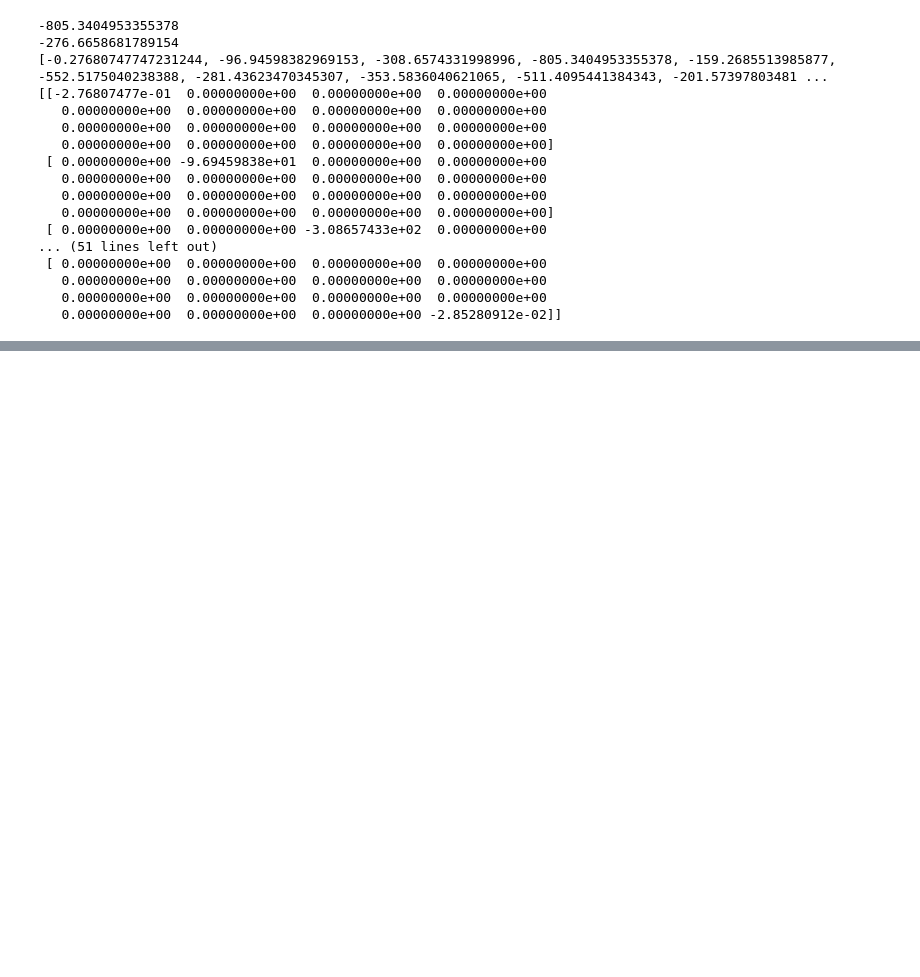
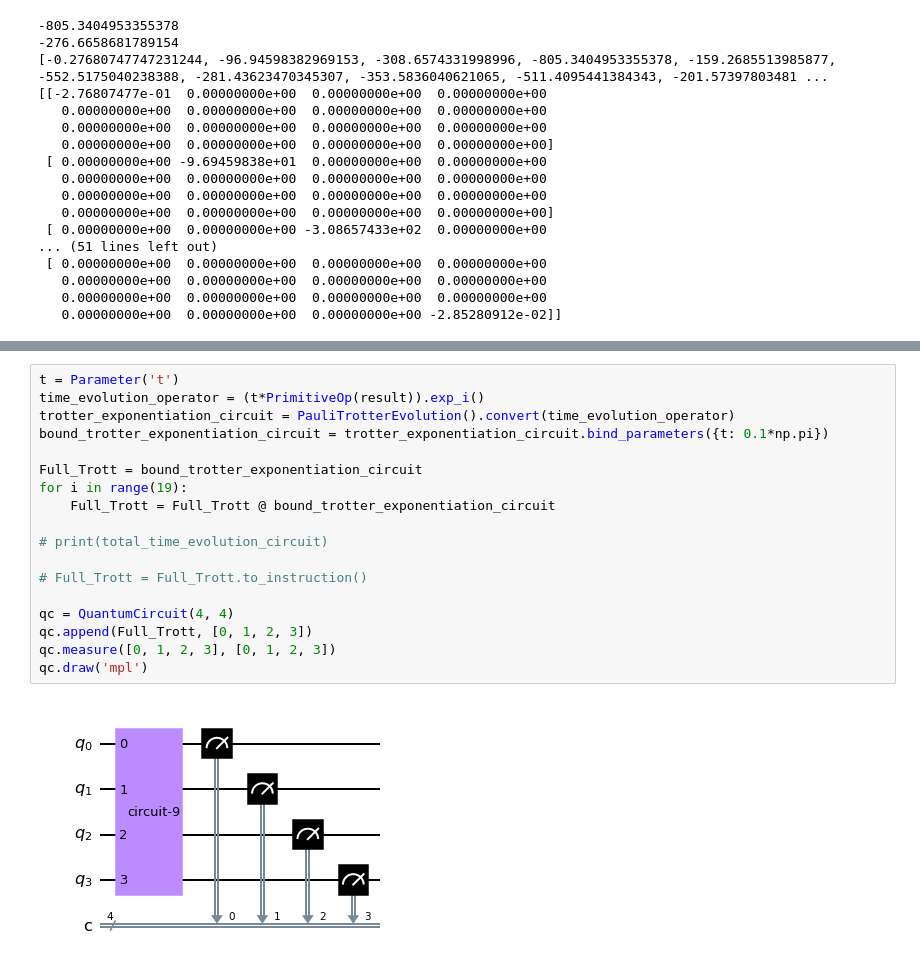
Before and after one commit to ericwalkwalke299/quantum_computing_materials_thermodynamics, a Jupyter notebook: CO2_Ru_beta-planewave-x.ipynb, the cells around one changed output, grey strips where cells are left out. Saved outputs shown, nothing was run; the diff lists cells and outputs as text; blank space fills up the shorter version.

```diff
--- a/CO2_Ru_beta-planewave-x.ipynb
+++ b/CO2_Ru_beta-planewave-x.ipynb
@@ -277,0 +219,20 @@ print(H_oper.size)
+# %%
+t = Parameter('t')
+time_evolution_operator = (t*PrimitiveOp(result)).exp_i()
+trotter_exponentiation_circuit = PauliTrotterEvolution().convert(time_evolution_operator)
+bound_trotter_exponentiation_circuit = trotter_exponentiation_circuit.bind_parameters({t: 0.1*np.pi})
+
+Full_Trott = bound_trotter_exponentiation_circuit
+for i in range(19):
+    Full_Trott = Full_Trott @ bound_trotter_exponentiation_circuit
+
+# print(total_time_evolution_circuit)
+
+# Full_Trott = Full_Trott.to_instruction()
+
+qc = QuantumCircuit(4, 4)
+qc.append(Full_Trott, [0, 1, 2, 3])
+qc.measure([0, 1, 2, 3], [0, 1, 2, 3])
+qc.draw('mpl')
+# %% [output]
+[figure, added]
```
Also changed, not shown: parts of 16 cells of this notebook, 13 other files.
